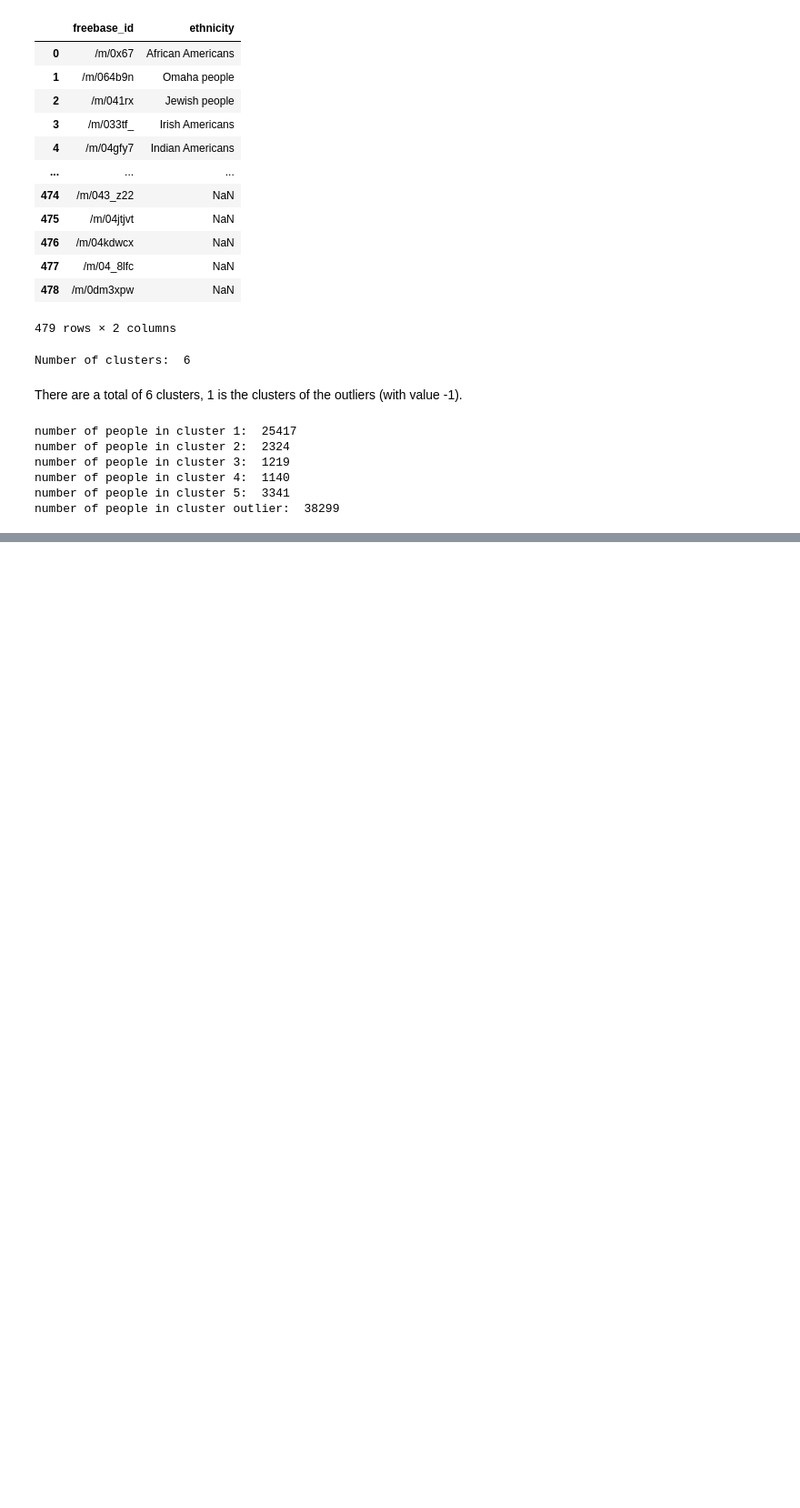
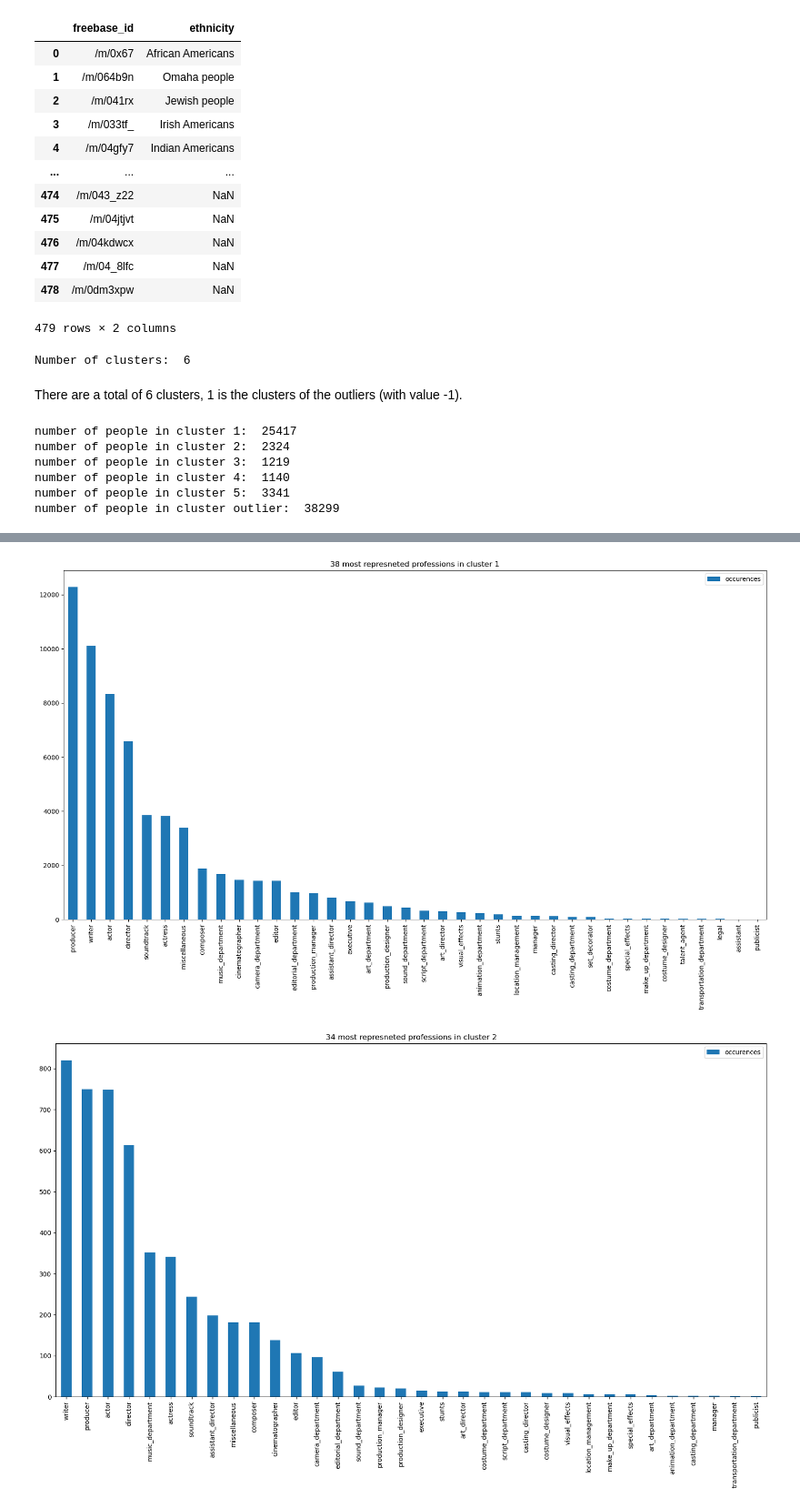
Before and after one commit to epfl-ada/ada-2022-project-tacocat, a Jupyter notebook: src/cluster.ipynb, the cells around one changed output, grey strips where cells are left out. Shown at 91% size. Cells and saved outputs as stored; diff of their text form; code cells hidden in the pictures; blank space fills up the shorter version.

Commit message:
clusters of clusters?

```diff
--- a/src/cluster.ipynb
+++ b/src/cluster.ipynb
@@ -111,3 +131,22 @@ ethnicities2 = get_ethnicities(cluster2)
 ethnicities3 = get_ethnicities(cluster3)
 ethnicities4 = get_ethnicities(cluster4)
 ethnicities5 = get_ethnicities(cluster5)
+# %%
+#count occurences of each profession in lists in column primary_profession for all people in cluster1
+def get_professions(cluster):
+	professions = {}
+	for i in range(len(cluster)):
+		if type(cluster.iloc[i].primary_profession) == list:
+			for profession in cluster.iloc[i].primary_profession:
+				if profession in professions:
+					professions[profession] += 1
+				else:
+					professions[profession] = 1
+	#return dataframe with two columns, profession and occurences
+	return pd.DataFrame.from_dict(professions, orient='index', columns=['occurences']).sort_values(by=['occurences'], ascending=False)
+# %%
+prof1 = get_professions(cluster1)
+prof2 = get_professions(cluster2)
+prof3 = get_professions(cluster3)
+prof4 = get_professions(cluster4)
+prof5 = get_professions(cluster5)
@@ -129,3 +237,22 @@ def plot_eth(*args):
 
         title = '{} most represneted ethnicities in cluster {}'.format(num, id)
         eth.plot.bar(x='ethnicity', y='occurences', rot=90, figsize=(20,10), title=title)
+# %%
+def plot_prof(*args):
+	for (prof, id) in args:
+		prof = prof.copy()
+		prof = prof[prof['occurences'] > 0]
+		num = prof.shape[0]
+		# if num > 20:
+		# 	num = 20
+		prof = prof[:num]
+
+		y = prof['occurences']
+
+		title = '{} most represneted professions in cluster {}'.format(num, id)
+		prof.plot.bar(y='occurences', rot=90, figsize=(20,10), title=title)
+# %%
+plot_prof((prof1, 1), (prof2, 2), (prof3, 3), (prof4, 4), (prof5, 5))
+# %% [output]
+[figure, added]
+[figure, added]
```
Also changed, not shown: parts of 30 cells of this notebook, 3 other files.
